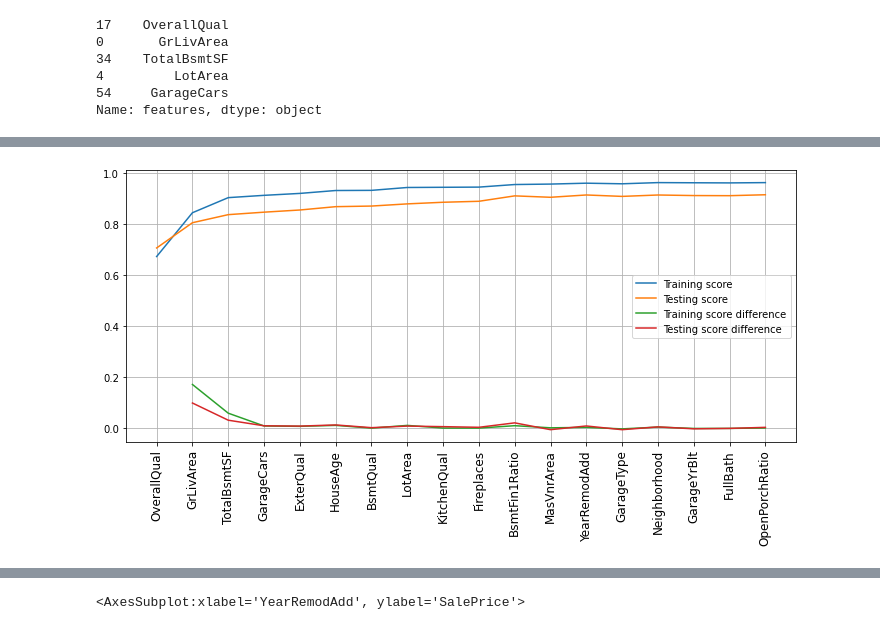
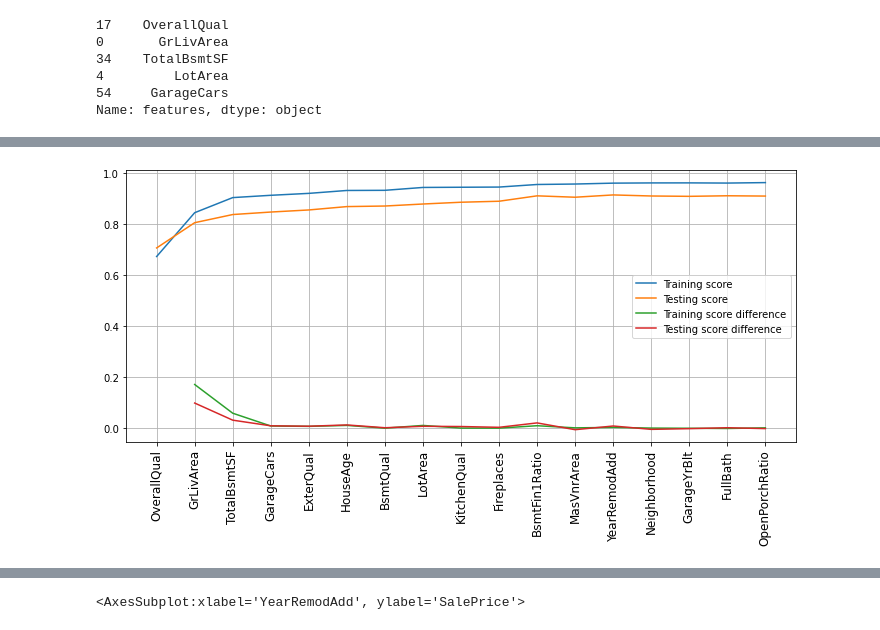
Before and after one commit to kchander92/NYCDSA-Machine-Learning-Project, a Jupyter notebook: Machine Learning EDA and Modeling - v4.ipynb, the cells around one changed output, grey strips where cells are left out. Drawn from its saved outputs; the diff is of its cells as text; code cells hidden in the pictures.

```diff
--- a/Machine Learning EDA and Modeling - v4.ipynb
+++ b/Machine Learning EDA and Modeling - v4.ipynb
@@ -1151,19 +1150,19 @@ len(train_scores)
 # %%
-subset_len=18
+subset_len=17
 
 plt.figure(figsize=(12, 5))
 plt.plot(train_scores[:subset_len])
 plt.plot(test_scores[:subset_len])
 plt.plot(range(1, subset_len), np.diff(train_scores[:subset_len]))
 plt.plot(range(1, subset_len), np.diff(test_scores[:subset_len]))
 plt.legend(['Training score', 'Testing score',
             'Training score difference','Testing score difference'])
 plt.xticks(ticks=range(0, subset_len),
            labels=list(gradboost_best_features[:subset_len]), fontsize='large',
            rotation='vertical')
 plt.grid();
 # %% [output]
-[figure, old version]
+[figure, new version]
 # %%
 np.where(np.diff(train_scores) >= 0.004)[0]
 # %% [output]
```
Also changed, not shown: parts of 84 cells of this notebook.
